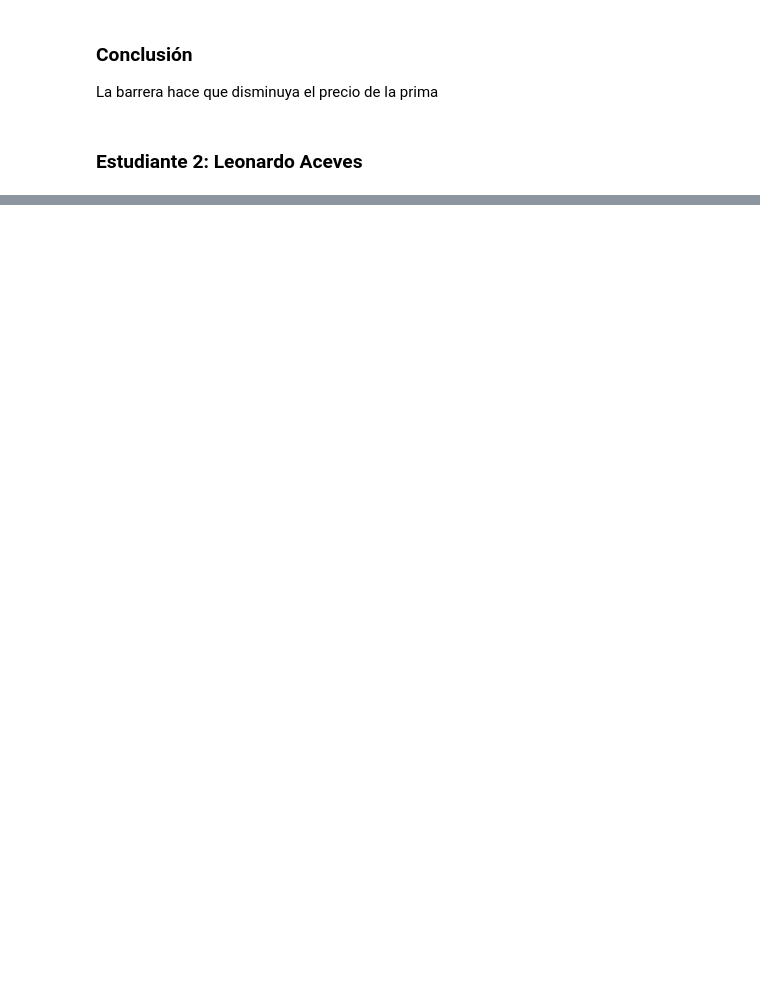
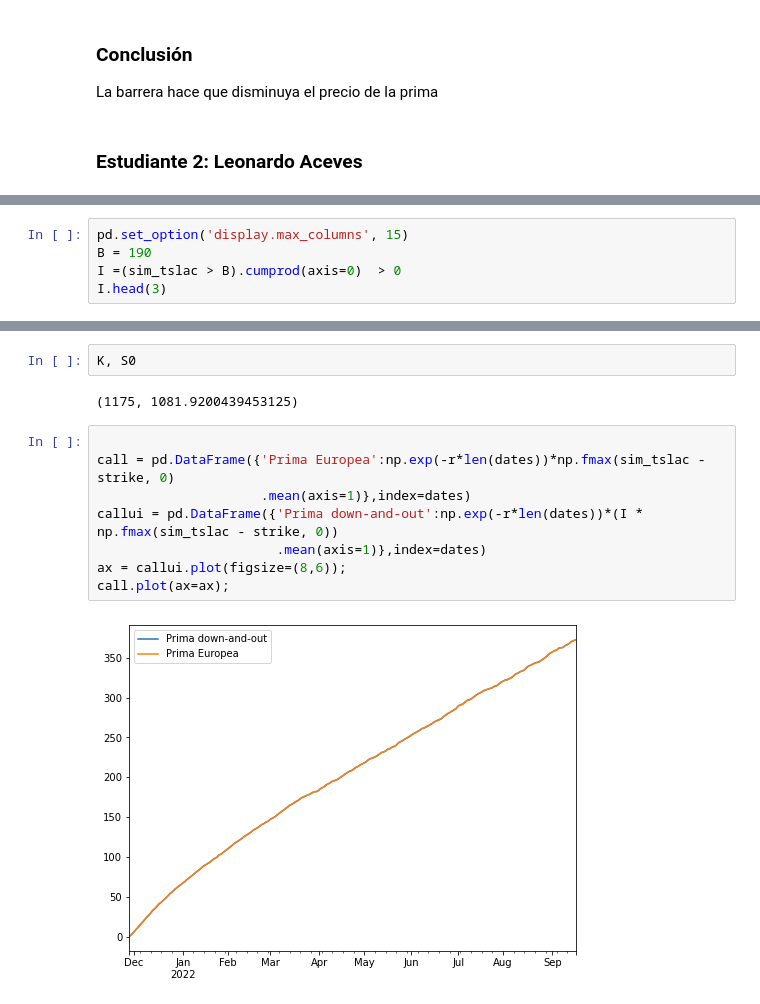
Before and after one commit to feramdor/Tarea9-10_Amdor_Aceves, a Jupyter notebook: Tarea10.ipynb, the cells around one changed output, grey strips where cells are left out. Cells and saved outputs as stored; diff of their text form; blank space fills up the shorter version.

```diff
--- a/Tarea10.ipynb
+++ b/Tarea10.ipynb
@@ -265,0 +312,5 @@ La barrera hace que disminuya el precio de la prima
+# %%
+pd.set_option('display.max_columns', 15)
+B = 190
+I =(sim_tslac > B).cumprod(axis=0)  > 0
+I.head(3)
@@ -265,0 +323,14 @@ La barrera hace que disminuya el precio de la prima
+# %%
+K, S0
+# %% [output]
+(1175, 1081.9200439453125)
+# %%
+
+call = pd.DataFrame({'Prima Europea':np.exp(-r*len(dates))*np.fmax(sim_tslac - strike, 0)
+                     .mean(axis=1)},index=dates)
+callui = pd.DataFrame({'Prima down-and-out':np.exp(-r*len(dates))*(I * np.fmax(sim_tslac - strike, 0))
+                       .mean(axis=1)},index=dates)
+ax = callui.plot(figsize=(8,6));
+call.plot(ax=ax);
+# %% [output]
+[figure, added]
```
Also changed, not shown: parts of 17 cells of this notebook.
